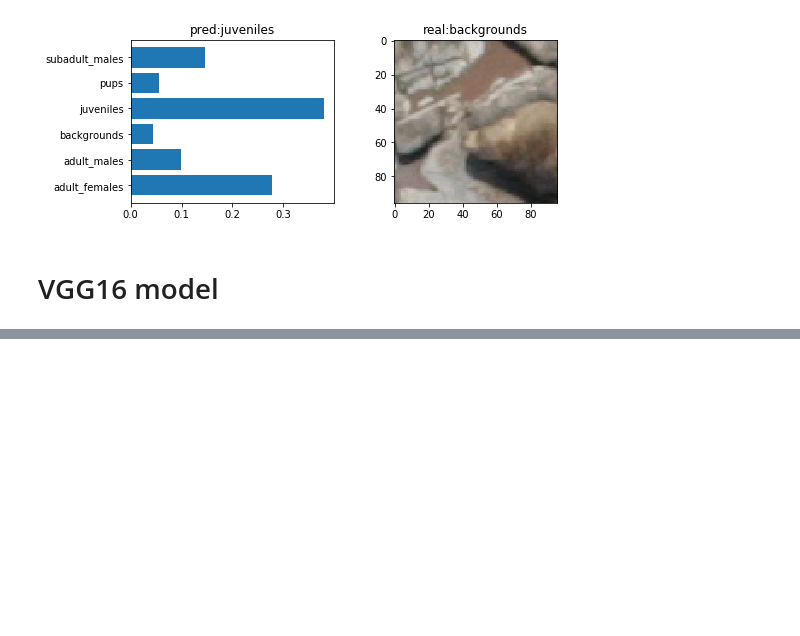
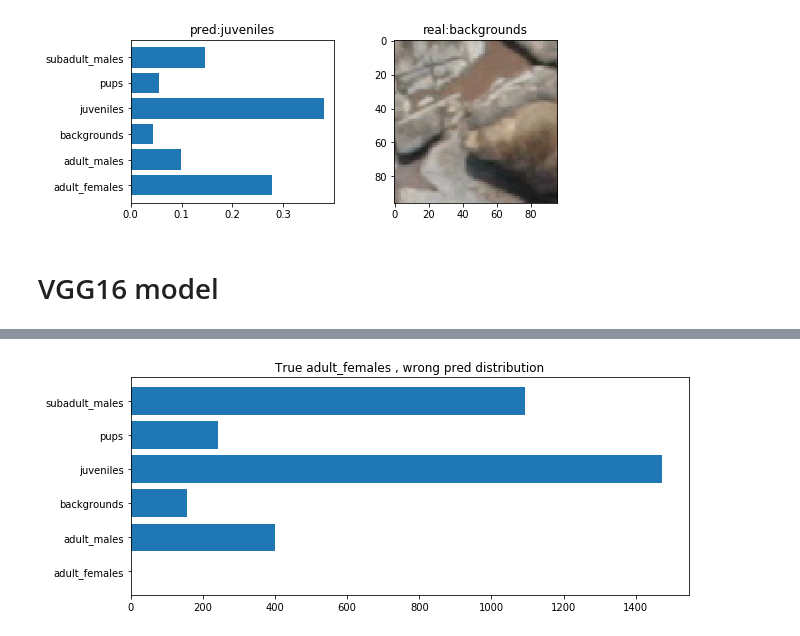
Before and after one commit to marioZYN/IACV-Project, a Jupyter notebook: assignment 3/Summary.ipynb, the cells around one changed output, grey strips where cells are left out. Cells and saved outputs as stored; diff of their text form; code cells hidden in the pictures; blank space fills up the shorter version.

```diff
--- a/assignment 3/Summary.ipynb
+++ b/assignment 3/Summary.ipynb
@@ -295,0 +263,4 @@ Text(0.5,1,'Wrong Predictions')
+# %%
+draw_wrong_pred_distribution('adult_females', wrong_preds, class_names)
+# %% [output]
+[figure, added]
```
Also changed, not shown: parts of 11 cells of this notebook.
